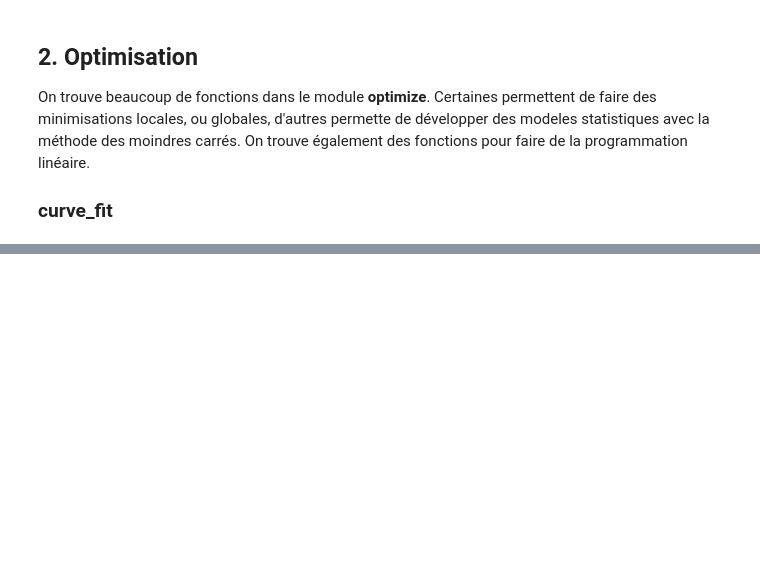
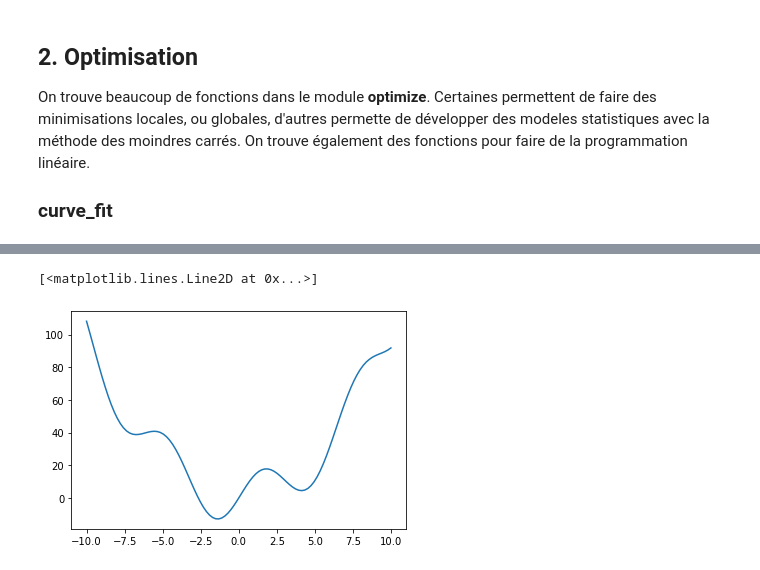
Before and after one commit to Centrale-IA/Formations-2022-2023, a Jupyter notebook: 03-DataViz/03-DataViz.ipynb, the cells around one changed output, grey strips where cells are left out. Saved outputs shown, nothing was run; the diff lists cells and outputs as text; code cells hidden in the pictures; blank space fills up the shorter version.

```diff
--- a/03-DataViz/03-DataViz.ipynb
+++ b/03-DataViz/03-DataViz.ipynb
@@ -447,0 +481,11 @@ On trouve beaucoup de fonctions dans le module **optimize**. Certaines permetten
+# %%
+# Définition d'une fonction a 1 Dimension
+def f (x):
+    return x**2 + 15*np.sin(x)
+
+# Visualisation de la fonction
+x = np.linspace(-10, 10, 100)
+plt.plot(x, f(x))
+# %% [output]
+[<matplotlib.lines.Line2D at 0x...>]
+[figure, added]
```
Also changed, not shown: parts of 51 cells of this notebook, 8 other files.
